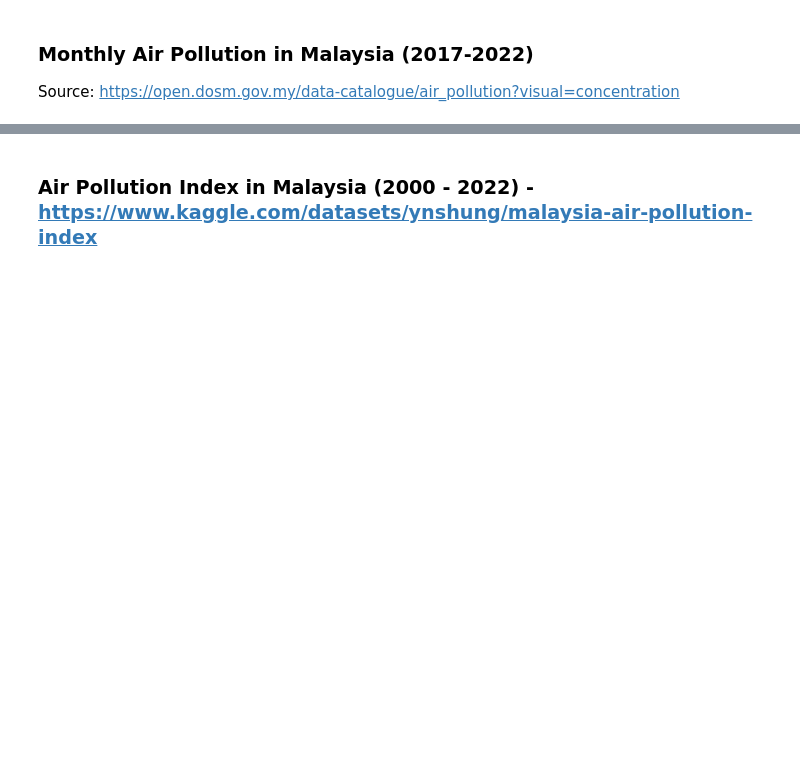
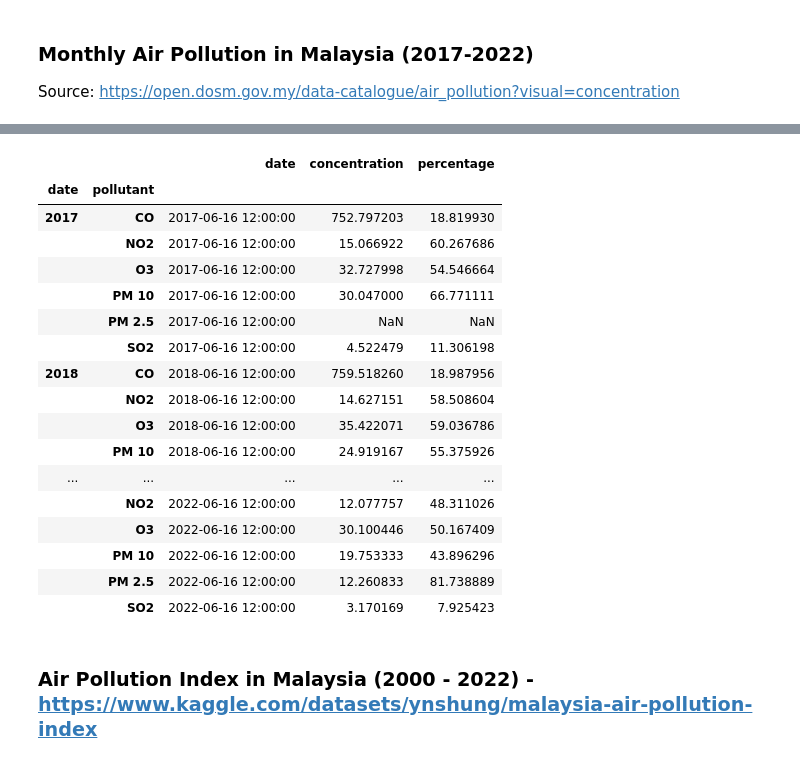
Before and after one commit to NotHLee/FIT3179_A2, a Jupyter notebook: data/cleaning.ipynb, the cells around one changed output, grey strips where cells are left out. Drawn from its saved outputs; the diff is of its cells as text; code cells hidden in the pictures; blank space fills up the shorter version.

Commit message:
standardized pollutant data

```diff
--- a/data/cleaning.ipynb
+++ b/data/cleaning.ipynb
@@ -32,0 +37,13 @@ for pollutant in pollutants:
+# %%
+# convert all rows to standard units (µg/m³)
+df.loc[df['pollutant'] == 'O3', 'concentration'] /= 0.5011
+df.loc[df['pollutant'] == 'NO2', 'concentration'] /= 0.523
+df.loc[df['pollutant'] == 'SO2', 'concentration'] /= 0.3759
+df.loc[df['pollutant'] == 'CO', 'concentration'] /= 0.858
+
+df.loc[df['pollutant'] == 'O3', 'concentration'] *= 1000
+df.loc[df['pollutant'] == 'NO2', 'concentration'] *= 1000
+df.loc[df['pollutant'] == 'SO2', 'concentration'] *= 1000
+df.loc[df['pollutant'] == 'CO', 'concentration'] *= 1000
+
+df
@@ -32,0 +64,4 @@ for pollutant in pollutants:
+# %%
+# aggregate all pollutant concentrations into yearly averages
+df_yearly = df.groupby([df['date'].dt.year, 'pollutant']).mean()
+df_yearly
@@ -33,3 +87,35 @@ for pollutant in pollutants:
+# %%
+# calculate percentage of concentration against WHO guidelines
+WHO_GUIDELINES = {
+    'PM 2.5': 15,
+    'PM 10': 45,
+    'O3': 60,
+    'NO2': 25,
+    'SO2': 40,
+	'CO': 4000
+}
+
+df_yearly['percentage'] = df_yearly.apply(lambda row: (row['concentration'] / WHO_GUIDELINES[row.name[1]]) * 100, axis=1)
+df_yearly
+# %% [output]
+|  |  | date | concentration | percentage |
+| date | pollutant |  |  |  |
+| 2017 | CO | 2017-06-16 12:00:00 | 752.797203 | 18.819930 |
+|  | NO2 | 2017-06-16 12:00:00 | 15.066922 | 60.267686 |
+|  | O3 | 2017-06-16 12:00:00 | 32.727998 | 54.546664 |
+|  | PM 10 | 2017-06-16 12:00:00 | 30.047000 | 66.771111 |
+|  | PM 2.5 | 2017-06-16 12:00:00 | NaN | NaN |
+|  | SO2 | 2017-06-16 12:00:00 | 4.522479 | 11.306198 |
+| 2018 | CO | 2018-06-16 12:00:00 | 759.518260 | 18.987956 |
+|  | NO2 | 2018-06-16 12:00:00 | 14.627151 | 58.508604 |
+|  | O3 | 2018-06-16 12:00:00 | 35.422071 | 59.036786 |
+|  | PM 10 | 2018-06-16 12:00:00 | 24.919167 | 55.375926 |
+| ... | ... | ... | ... | ... |
+|  | NO2 | 2022-06-16 12:00:00 | 12.077757 | 48.311026 |
+|  | O3 | 2022-06-16 12:00:00 | 30.100446 | 50.167409 |
+|  | PM 10 | 2022-06-16 12:00:00 | 19.753333 | 43.896296 |
+|  | PM 2.5 | 2022-06-16 12:00:00 | 12.260833 | 81.738889 |
+|  | SO2 | 2022-06-16 12:00:00 | 3.170169 | 7.925423 |
 # %% [markdown]
 ### Air Pollution Index in Malaysia (2000 - 2022) - https://www.kaggle.com/datasets/ynshung/malaysia-air-pollution-index
 # %%
```
Also changed, not shown: parts of 12 cells of this notebook, 8 other files.
